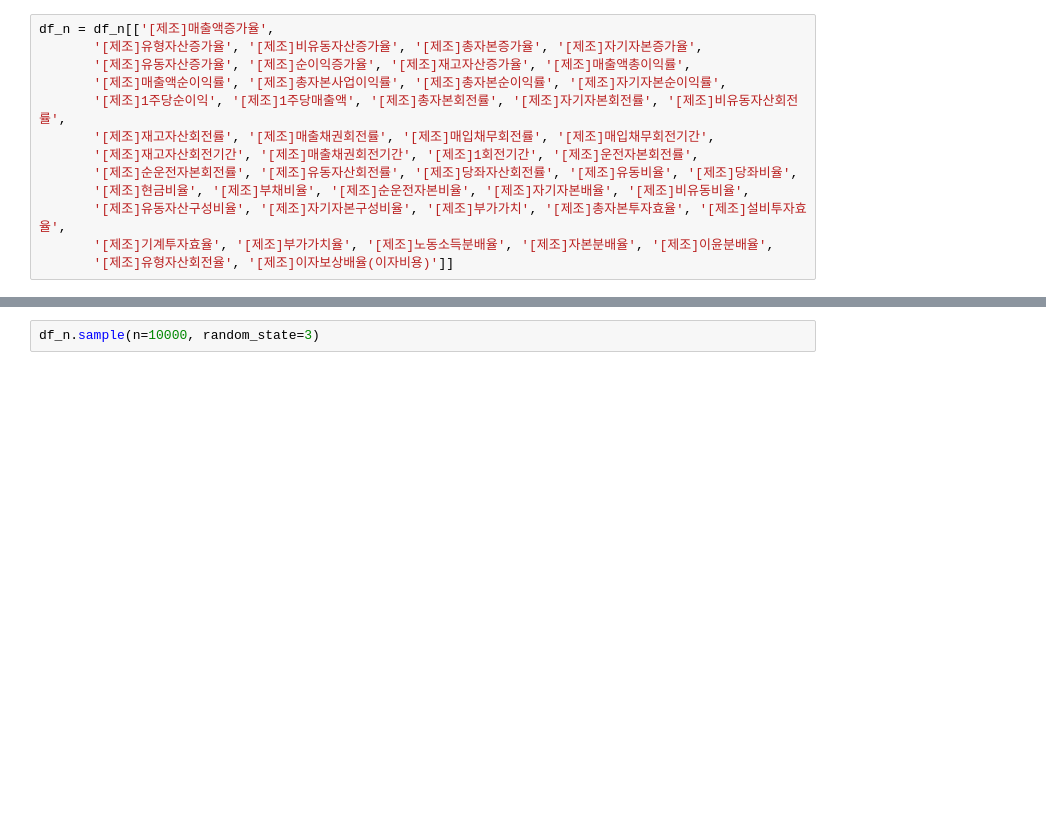
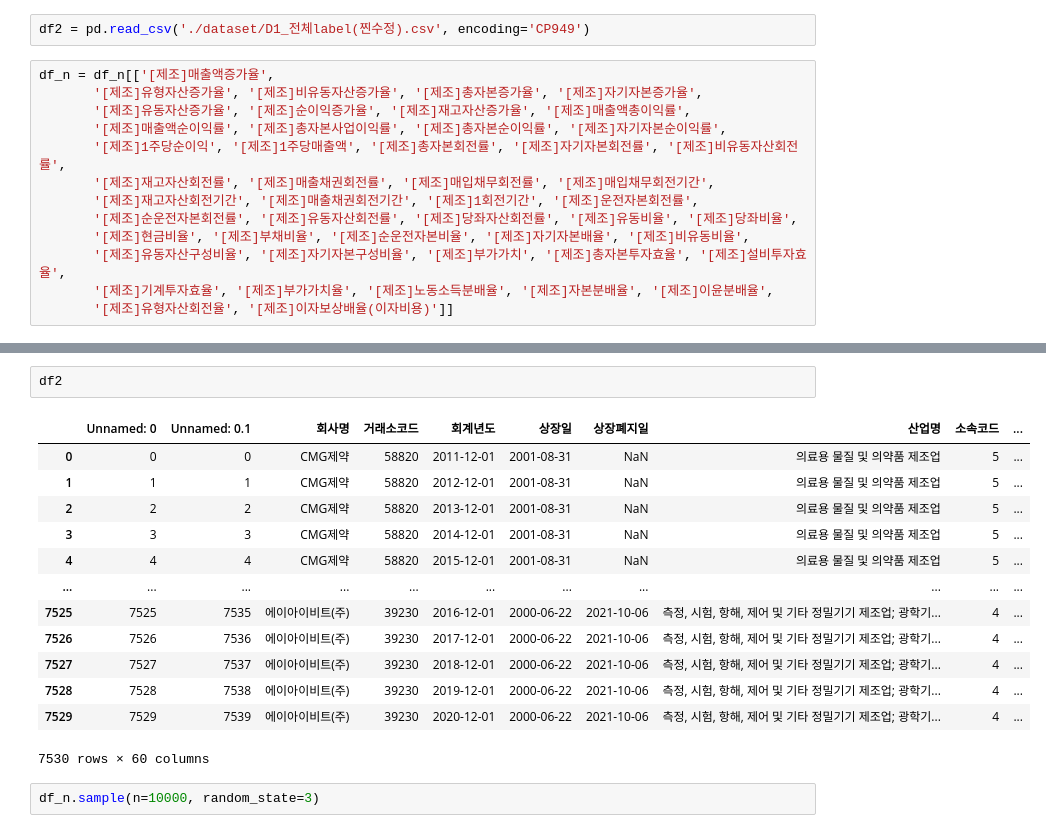
Before and after one commit to Sunghwi01/Project2, a Jupyter notebook: 0924Resampling.ipynb, the cells around one changed output, grey strips where cells are left out. Drawn from its saved outputs; the diff is of its cells as text; blank space fills up the shorter version.

```diff
--- a/0924Resampling.ipynb
+++ b/0924Resampling.ipynb
@@ -10,6 +10,8 @@ from scipy.stats import kstest
 df = pd.read_csv('./dataset/label지정.csv', encoding='CP949')
 normal = df[df['label']==1].index
 df_n = df.drop(normal)
+# %%
+df2 = pd.read_csv('./dataset/D1_전체label(찐수정).csv', encoding='CP949')
 # %%
 df_n = df_n[['[제조]매출액증가율',
        '[제조]유형자산증가율', '[제조]비유동자산증가율', '[제조]총자본증가율', '[제조]자기자본증가율',
@@ -30,3 +68,19 @@ len(df_n.columns)
+# %%
+df2
+# %% [output]
+|  | Unnamed: 0 | Unnamed: 0.1 | 회사명 | 거래소코드 | 회계년도 | 상장일 | 상장폐지일 | 산업명 | 소속코드 | ... |
+| 0 | 0 | 0 | CMG제약 | 58820 | 2011-12-01 | 2001-08-31 | NaN | 의료용 물질 및 의약품 제조업 | 5 | ... |
+| 1 | 1 | 1 | CMG제약 | 58820 | 2012-12-01 | 2001-08-31 | NaN | 의료용 물질 및 의약품 제조업 | 5 | ... |
+| 2 | 2 | 2 | CMG제약 | 58820 | 2013-12-01 | 2001-08-31 | NaN | 의료용 물질 및 의약품 제조업 | 5 | ... |
+| 3 | 3 | 3 | CMG제약 | 58820 | 2014-12-01 | 2001-08-31 | NaN | 의료용 물질 및 의약품 제조업 | 5 | ... |
+| 4 | 4 | 4 | CMG제약 | 58820 | 2015-12-01 | 2001-08-31 | NaN | 의료용 물질 및 의약품 제조업 | 5 | ... |
+| ... | ... | ... | ... | ... | ... | ... | ... | ... | ... | ... |
+| 7525 | 7525 | 7535 | 에이아이비트(주) | 39230 | 2016-12-01 | 2000-06-22 | 2021-10-06 | 측정, 시험, 항해, 제어 및 기타 정밀기기 제조업; 광학기... | 4 | ... |
+| 7526 | 7526 | 7536 | 에이아이비트(주) | 39230 | 2017-12-01 | 2000-06-22 | 2021-10-06 | 측정, 시험, 항해, 제어 및 기타 정밀기기 제조업; 광학기... | 4 | ... |
+| 7527 | 7527 | 7537 | 에이아이비트(주) | 39230 | 2018-12-01 | 2000-06-22 | 2021-10-06 | 측정, 시험, 항해, 제어 및 기타 정밀기기 제조업; 광학기... | 4 | ... |
+| 7528 | 7528 | 7538 | 에이아이비트(주) | 39230 | 2019-12-01 | 2000-06-22 | 2021-10-06 | 측정, 시험, 항해, 제어 및 기타 정밀기기 제조업; 광학기... | 4 | ... |
+| 7529 | 7529 | 7539 | 에이아이비트(주) | 39230 | 2020-12-01 | 2000-06-22 | 2021-10-06 | 측정, 시험, 항해, 제어 및 기타 정밀기기 제조업; 광학기... | 4 | ... |
+7530 rows × 60 columns
 # %%
 df_n.sample(n=10000, random_state=3)
 # %% [output]
```
Also changed, not shown: parts of 6 cells of this notebook, 11 other files.
